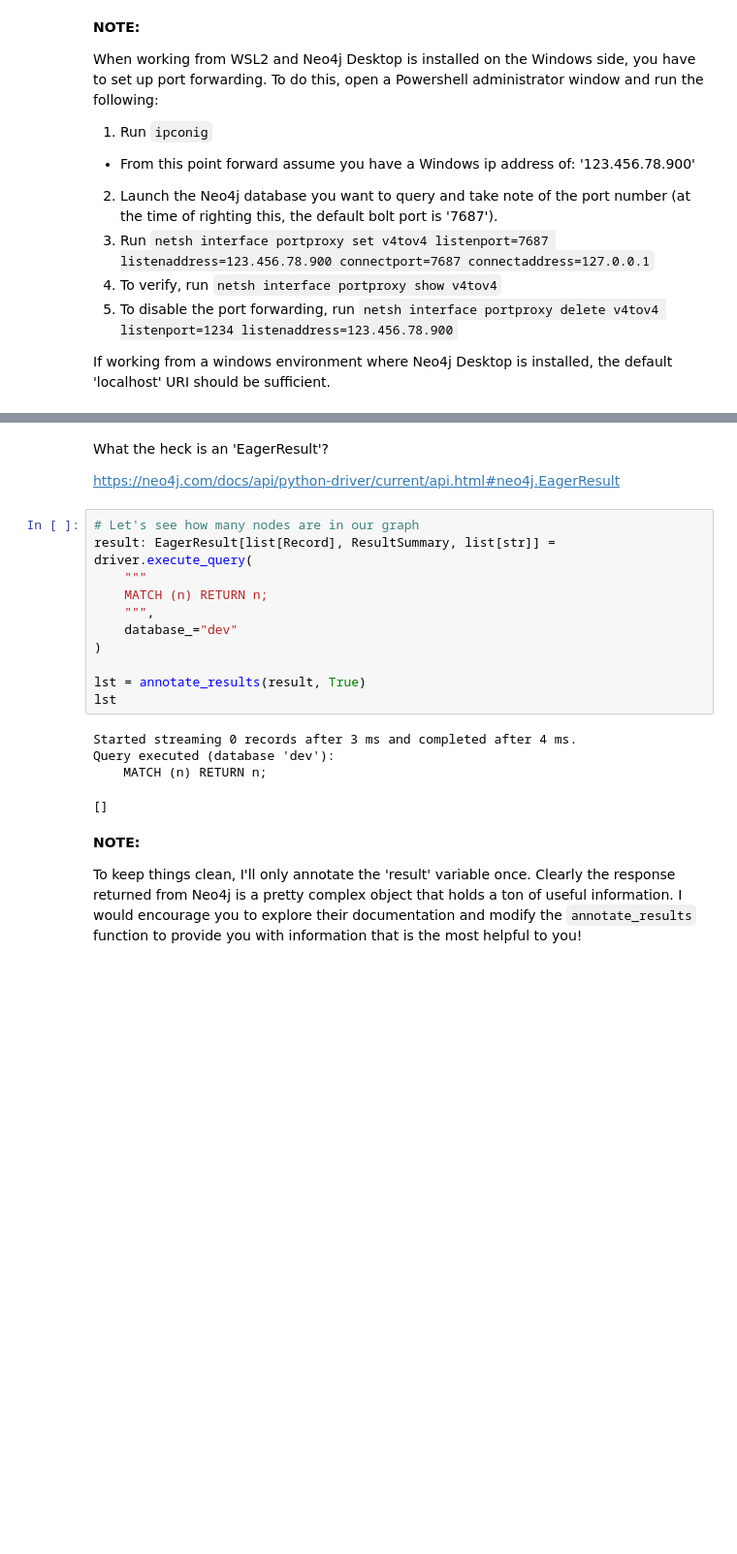
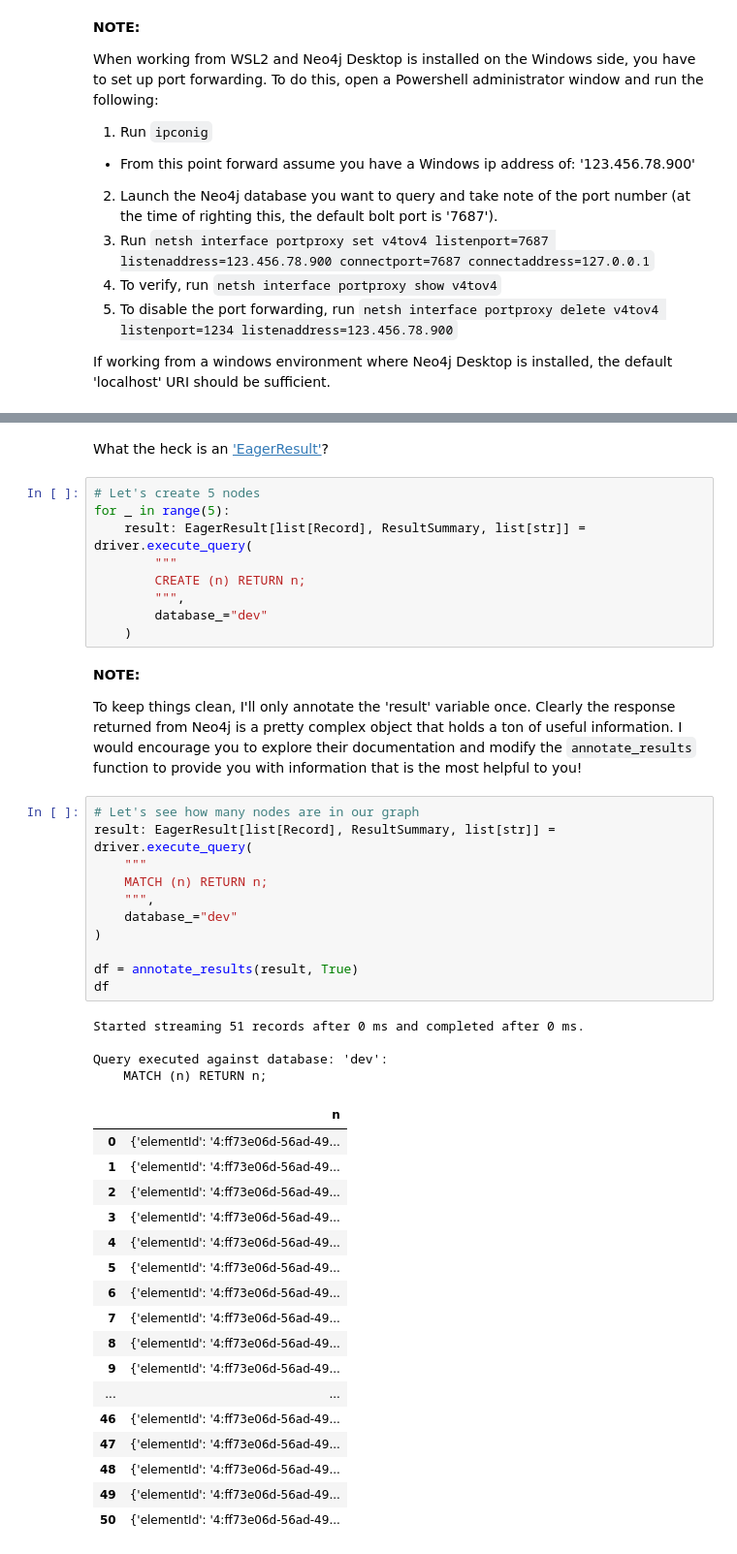
Before and after one commit to spencer-shaw2/Cypher-QL, a Jupyter notebook: notebooks/00-introduction.ipynb, the cells around one changed output, grey strips where cells are left out. Shown: that part at 97% size. Cells and saved outputs as stored; diff of their text form; blank space fills up the shorter version.

```diff
--- a/notebooks/00-introduction.ipynb
+++ b/notebooks/00-introduction.ipynb
@@ -69,24 +220,48 @@ def annotate_results(result: EagerResult, verbose: bool = False) -> list[dict]:
 # %% [markdown]
-What the heck is an 'EagerResult'?
-
-https://neo4j.com/docs/api/python-driver/current/api.html#neo4j.EagerResult
+What the heck is an ['EagerResult'](https://neo4j.com/docs/api/python-driver/current/api.html#neo4j.EagerResult)?
 # %%
-# Let's see how many nodes are in our graph
-result: EagerResult[list[Record], ResultSummary, list[str]] = driver.execute_query(
-    """
-    MATCH (n) RETURN n;
-    """,
-    database_="dev"
-)
-
-lst = annotate_results(result, True)
-lst
+# Let's create 5 nodes
+for _ in range(5):
+    result: EagerResult[list[Record], ResultSummary, list[str]] = driver.execute_query(
+        """
+        CREATE (n) RETURN n;
+        """,
+        database_="dev"
+    )
-# %% [output]
-Started streaming 0 records after 3 ms and completed after 4 ms.
-Query executed (database 'dev'):
-    MATCH (n) RETURN n;
-[]
 # %% [markdown]
 **NOTE:**
 
 To keep things clean, I'll only annotate the 'result' variable once. Clearly the response returned from Neo4j is a pretty complex object that holds a ton of useful information. I would encourage you to explore their documentation and modify the `annotate_results` function to provide you with information that is the most helpful to you!
+# %%
+# Let's see how many nodes are in our graph
+result: EagerResult[list[Record], ResultSummary, list[str]] = driver.execute_query(
+    """
+    MATCH (n) RETURN n;
+    """,
+    database_="dev"
+)
+
+df = annotate_results(result, True)
+df
+# %% [output]
+Started streaming 51 records after 0 ms and completed after 0 ms.
+
+Query executed against database: 'dev':
+    MATCH (n) RETURN n;
+|  | n |
+| 0 | {'elementId': '4:ff73e06d-56ad-49... |
+| 1 | {'elementId': '4:ff73e06d-56ad-49... |
+| 2 | {'elementId': '4:ff73e06d-56ad-49... |
+| 3 | {'elementId': '4:ff73e06d-56ad-49... |
+| 4 | {'elementId': '4:ff73e06d-56ad-49... |
+| 5 | {'elementId': '4:ff73e06d-56ad-49... |
+| 6 | {'elementId': '4:ff73e06d-56ad-49... |
+| 7 | {'elementId': '4:ff73e06d-56ad-49... |
+| 8 | {'elementId': '4:ff73e06d-56ad-49... |
+| 9 | {'elementId': '4:ff73e06d-56ad-49... |
+| ... | ... |
+| 46 | {'elementId': '4:ff73e06d-56ad-49... |
+| 47 | {'elementId': '4:ff73e06d-56ad-49... |
+| 48 | {'elementId': '4:ff73e06d-56ad-49... |
+| 49 | {'elementId': '4:ff73e06d-56ad-49... |
+| 50 | {'elementId': '4:ff73e06d-56ad-49... |
```
Also changed, not shown: parts of 22 cells of this notebook.
